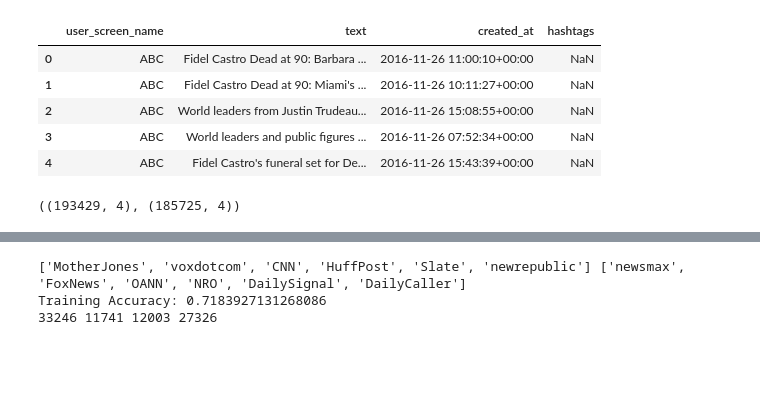
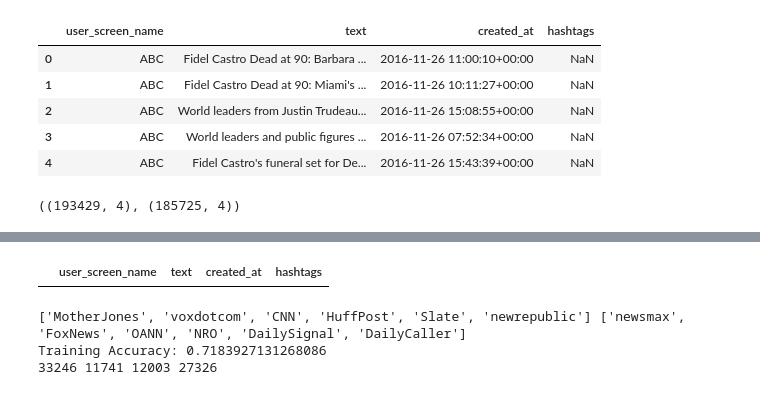
Before and after one commit to zchao3LA/MediaSentiment, a Jupyter notebook: code/LeftRightMedia_new.ipynb, the cells around one changed output, grey strips where cells are left out. Cells and saved outputs as stored; diff of their text form; code cells hidden in the pictures; blank space fills up the shorter version.

```diff
--- a/code/LeftRightMedia_new.ipynb
+++ b/code/LeftRightMedia_new.ipynb
@@ -127,3 +125,7 @@ df_2018['text'].shape
+# %%
+df_2018.loc[(df_2018['text'].str.contains('wildfire'))&(df_2018['text'].str.contains('amazon'))]
+# %% [output]
+|  | user_screen_name | text | created_at | hashtags |
 # %%
 
 
```
Also changed, not shown: parts of 2 cells of this notebook, 2 other files.
